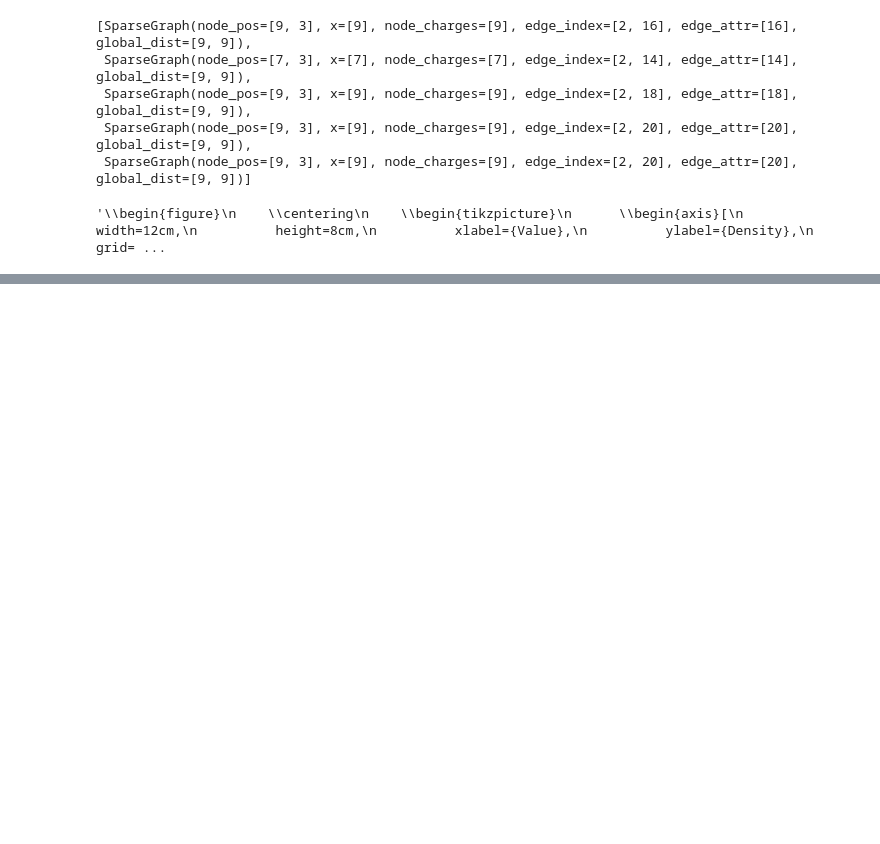
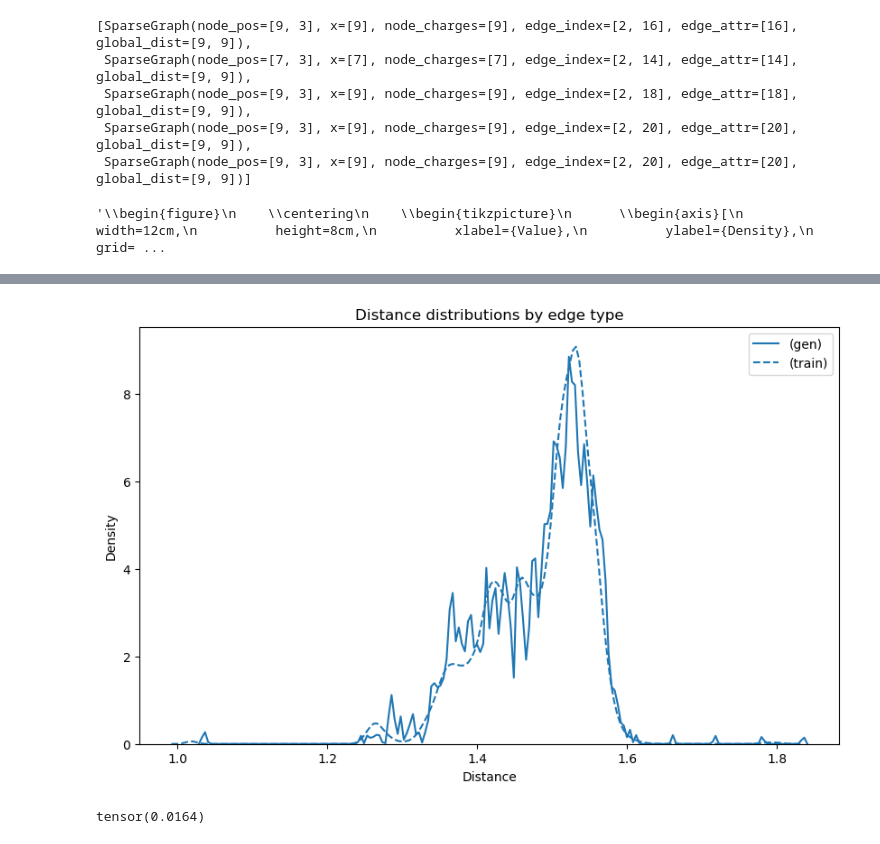
Before and after one commit to CognacS/D4-distance-diffusion, a Jupyter notebook: test_conformer.ipynb, the cells around one changed output, grey strips where cells are left out. Cells and saved outputs as stored; diff of their text form; code cells hidden in the pictures; blank space fills up the shorter version.

```diff
--- a/test_conformer.ipynb
+++ b/test_conformer.ipynb
@@ -614,0 +615,24 @@ plt.show()
+# %%
+import pandas as pd
+# load dataset and d4 distances from csv
+# load csv
+ds_path = 'kdes/qm9/bond_1/data.csv'
+gn_path = 'kdes/qm9-d4/bond_1/data.csv'
+
+ds_data = pd.read_csv(ds_path)
+gn_data = pd.read_csv(gn_path)
+# %%
+# plot kdes
+import matplotlib.pyplot as plt
+import seaborn as sns
+plt.figure(figsize=(10,6))
+sns.kdeplot(gn_data, label=f'(gen)', bw_adjust=0.1)
+sns.kdeplot(ds_data, label=f'(train)', linestyle='--')
+
+plt.xlabel('Distance')
+plt.ylabel('Density')
+plt.title('Distance distributions by edge type')
+plt.legend()
+plt.show()
+# %% [output]
+[figure, added]
@@ -614,0 +701,6 @@ plt.show()
+# %%
+ds_tens = torch.tensor(ds_data.values.flatten())
+gn_tens = torch.tensor(gn_data.values.flatten())
+compute_distance_diff(ds_tens, gn_tens)
+# %% [output]
+tensor(0.0164)
```
Also changed, not shown: parts of 6 cells of this notebook, 1 other file.
